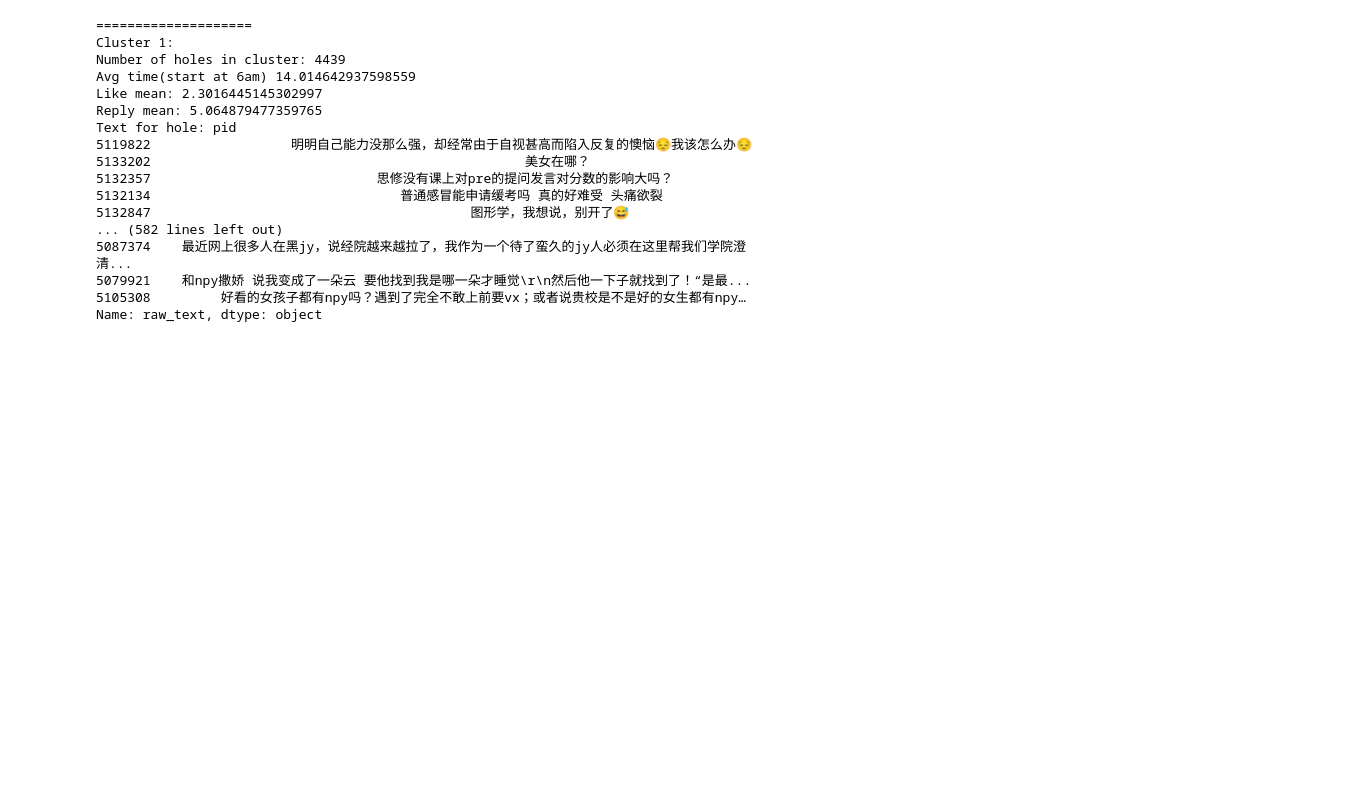
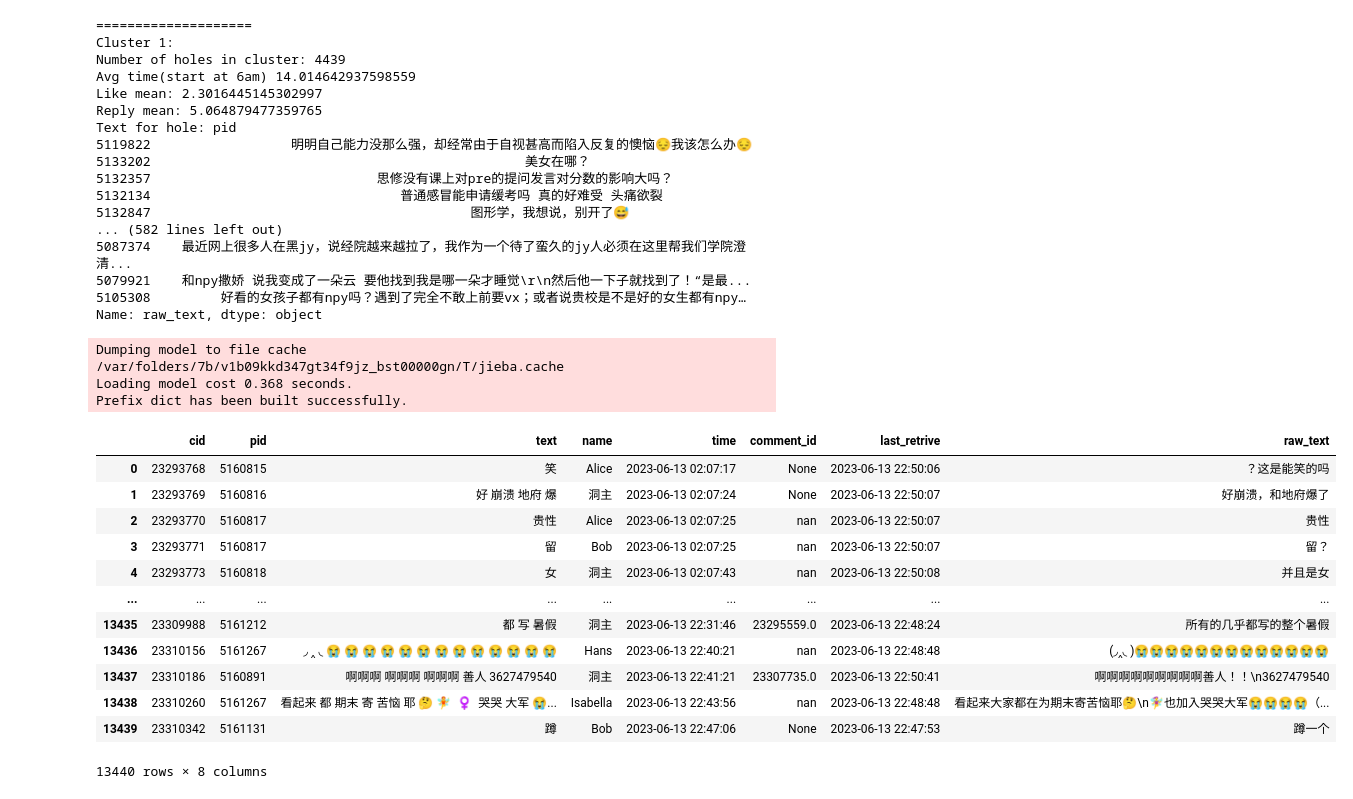
Before and after one commit to yxwucq/Holemonitor, a Jupyter notebook: Analysis/analysis.ipynb, the cells around one changed output. Drawn from its saved outputs; the diff is of its cells as text; code cells hidden in the pictures; blank space fills up the shorter version.

Commit message:
add support to get comments

```diff
--- a/Analysis/analysis.ipynb
+++ b/Analysis/analysis.ipynb
@@ -352,0 +356,36 @@ Name: raw_text, dtype: object
+# %%
+db_path = '../data/2023-06-13_holes_day.db'
+with sqlite3.connect(db_path) as conn:
+    data = pd.read_sql("SELECT * FROM comments", conn)
+# %%
+from tqdm import tqdm
+tqdm.pandas()
+
+#由于筛出来太多无意义停止词，所以加入停止词表 https://raw.githubusercontent.com/goto456/stopwords/master/baidu_stopwords.txt
+with open("baidu_stopwords.txt") as f:
+    stop_word_list = f.read().splitlines()
+useless_str = '''一！“”，。？、；’"',.、·《》（）()#\t：\n\r\n/'''
+
+words = data['text'].progress_apply(lambda x: ' '.join([x for x in jieba.cut(x) if x not in stop_word_list and x not in useless_str]))
+data['raw_text'] = data['text'].copy()
+data['text'] = words
+# %% [output]
+Dumping model to file cache /var/folders/7b/v1b09kkd347gt34f9jz_bst00000gn/T/jieba.cache
+Loading model cost 0.368 seconds.
+Prefix dict has been built successfully.
+# %%
+data
+# %% [output]
+|  | cid | pid | text | name | time | comment_id | last_retrive | raw_text |
+| 0 | 23293768 | 5160815 | 笑 | Alice | 2023-06-13 02:07:17 | None | 2023-06-13 22:50:06 | ？这是能笑的吗 |
+| 1 | 23293769 | 5160816 | 好 崩溃 地府 爆 | 洞主 | 2023-06-13 02:07:24 | None | 2023-06-13 22:50:07 | 好崩溃，和地府爆了 |
+| 2 | 23293770 | 5160817 | 贵性 | Alice | 2023-06-13 02:07:25 | nan | 2023-06-13 22:50:07 | 贵性 |
+| 3 | 23293771 | 5160817 | 留 | Bob | 2023-06-13 02:07:25 | nan | 2023-06-13 22:50:07 | 留？ |
+| 4 | 23293773 | 5160818 | 女 | 洞主 | 2023-06-13 02:07:43 | nan | 2023-06-13 22:50:08 | 并且是女 |
+| ... | ... | ... | ... | ... | ... | ... | ... | ... |
+| 13435 | 23309988 | 5161212 | 都 写 暑假 | 洞主 | 2023-06-13 22:31:46 | 23295559.0 | 2023-06-13 22:48:24 | 所有的几乎都写的整个暑假 |
+| 13436 | 23310156 | 5161267 | ◞ ‸ ◟ 😭 😭 😭 😭 😭 😭 😭 😭 😭 😭 😭 😭 😭 | Hans | 2023-06-13 22:40:21 | nan | 2023-06-13 22:48:48 | (◞‸◟ )😭😭😭😭😭😭😭😭😭😭😭😭😭 |
+| 13437 | 23310186 | 5160891 | 啊啊啊 啊啊啊 啊啊啊 善人 3627479540 | 洞主 | 2023-06-13 22:41:21 | 23307735.0 | 2023-06-13 22:50:41 | 啊啊啊啊啊啊啊啊啊善人！！\n3627479540 |
+| 13438 | 23310260 | 5161267 | 看起来 都 期末 寄 苦恼 耶 🤔 🧚 ‍ ♀ ️ 哭哭 大军 😭... | Isabella | 2023-06-13 22:43:56 | nan | 2023-06-13 22:48:48 | 看起来大家都在为期末寄苦恼耶🤔\n🧚‍♀️也加入哭哭大军😭😭😭😭（... |
+| 13439 | 23310342 | 5161131 | 蹲 | Bob | 2023-06-13 22:47:06 | None | 2023-06-13 22:47:53 | 蹲一个 |
+13440 rows × 8 columns
```
Also changed, not shown: parts of 3 cells of this notebook, 6 other files.
